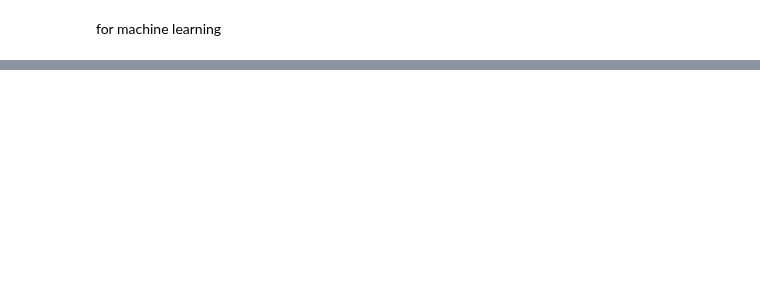
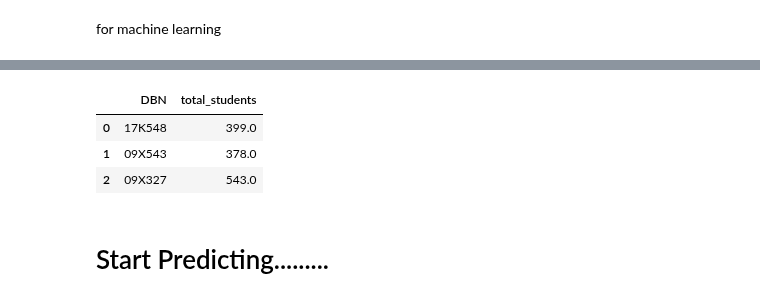
Before and after one commit to ckyko/CSC59970Project, a Jupyter notebook: NYC_high_school_Q2.ipynb, the cells around one changed output, grey strips where cells are left out. Cells and saved outputs as stored; diff of their text form; code cells hidden in the pictures; blank space fills up the shorter version.

```diff
--- a/NYC_high_school_Q2.ipynb
+++ b/NYC_high_school_Q2.ipynb
@@ -209,6 +209,8 @@ hs_dir['lon'] = hs_dir['Location 1'].apply(lambda x: x.split("\n")[-1].replace("
 
 for c in ['lat', 'lon']:
     hs_dir[c] = hs_dir[c].convert_objects(convert_numeric=True)
+# %%
+total_students = hs_dir[['DBN', 'total_students']]
 # %% [markdown]
 ### Addition data cleaning for our class size data set
 select only grade 9-12, and only general education and then groupby DBN column
@@ -285,0 +298,9 @@ sat_size_atte_grade_temp = sat_size_atte_grade.drop(grade_remove_col, axis=1)
+# %%
+total_students.head(3)
+# %% [output]
+|  | DBN | total_students |
+| 0 | 17K548 | 399.0 |
+| 1 | 09X543 | 378.0 |
+| 2 | 09X327 | 543.0 |
+# %% [markdown]
+# Start Predicting.........
```
Also changed, not shown: parts of 14 cells of this notebook.
